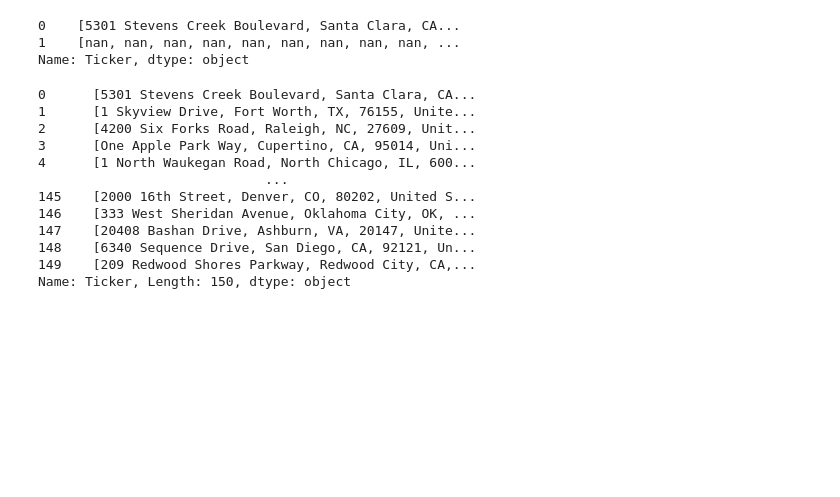
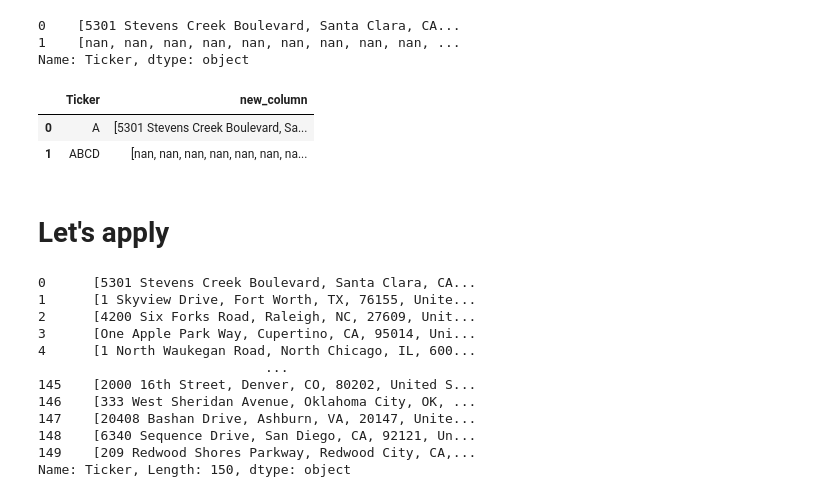
Before and after one commit to Infinity1008/Finance, a Jupyter notebook: Learning_algo_trading/fvr7/Yahoo Finance 101.ipynb, the cells around one changed output. Cells and saved outputs as stored; diff of their text form; code cells hidden in the pictures; blank space fills up the shorter version.

```diff
--- a/Learning_algo_trading/fvr7/Yahoo Finance 101.ipynb
+++ b/Learning_algo_trading/fvr7/Yahoo Finance 101.ipynb
@@ -1533,0 +1533,10 @@ stocks = stocks.head(150)
+# %%
+df_temp['new_column'] = df_temp['Ticker'].apply(get_company_info)
+# %%
+df_temp
+# %% [output]
+|  | Ticker | new_column |
+| 0 | A | [5301 Stevens Creek Boulevard, Sa... |
+| 1 | ABCD | [nan, nan, nan, nan, nan, nan, na... |
+# %% [markdown]
+# Let's apply
```
Also changed, not shown: parts of 3 cells of this notebook.
